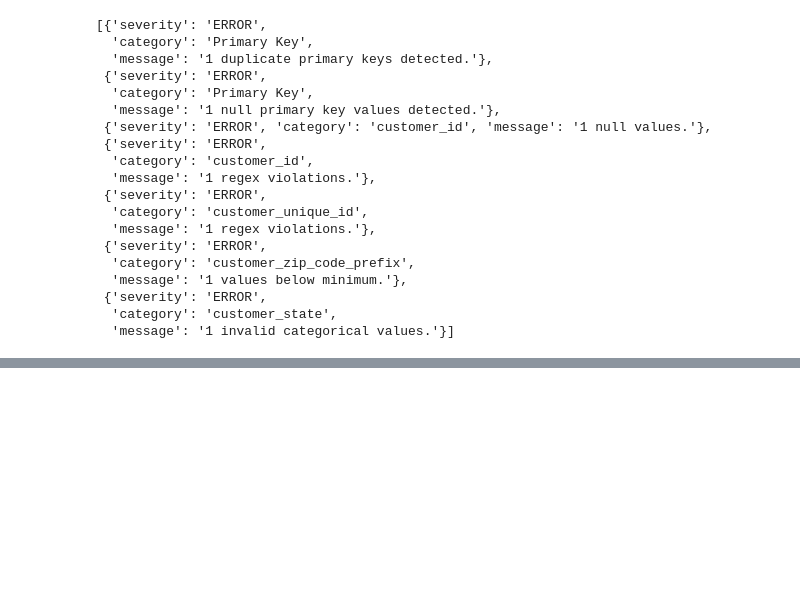
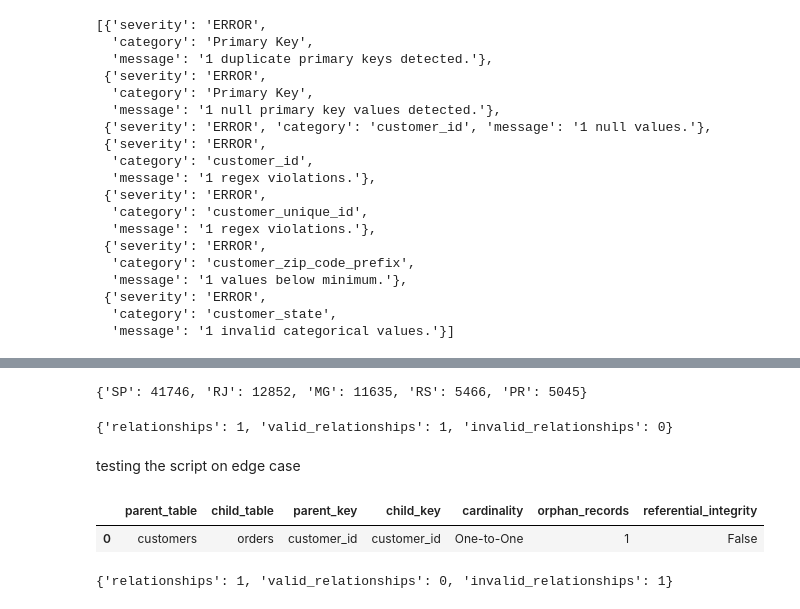
Before and after one commit to sufiyanshaikhh/Customer-Lifetime-Value-CLV-Optimization-Multi-Channel-Attribution-Engine, a Jupyter notebook: notebooks/customers_inspection.ipynb, the cells around one changed output, grey strips where cells are left out. Saved outputs shown, nothing was run; the diff lists cells and outputs as text; code cells hidden in the pictures; blank space fills up the shorter version.

```diff
--- a/notebooks/customers_inspection.ipynb
+++ b/notebooks/customers_inspection.ipynb
@@ -661,0 +668,4 @@ results["findings"]
+# %%
+customers = pd.read_csv("../data/raw/olist/olist_customers_dataset.csv")
+
+orders = pd.read_csv("../data/raw/olist/olist_orders_dataset.csv")
@@ -661,0 +743,35 @@ results["findings"]
+# %%
+results["categorical_associations"]["customers"]["customer_state"]
+# %% [output]
+{'SP': 41746, 'RJ': 12852, 'MG': 11635, 'RS': 5466, 'PR': 5045}
+# %%
+results["summary"]
+# %% [output]
+{'relationships': 1, 'valid_relationships': 1, 'invalid_relationships': 0}
+# %% [markdown]
+testing the script on edge case
+# %%
+orders_invalid = orders.copy()
+
+orders_invalid.loc[0, "customer_id"] = "INVALID_CUSTOMER"
+# %%
+tables = {
+    "customers": customers,
+    "orders": orders_invalid
+}
+
+analyzer = RelationshipAnalyzer(
+    tables=tables,
+    relationships=relationships
+)
+
+results = analyzer.inspect()
+# %%
+results["relationships"]
+# %% [output]
+|  | parent_table | child_table | parent_key | child_key | cardinality | orphan_records | referential_integrity |
+| 0 | customers | orders | customer_id | customer_id | One-to-One | 1 | False |
+# %%
+results["summary"]
+# %% [output]
+{'relationships': 1, 'valid_relationships': 0, 'invalid_relationships': 1}
```
Also changed, not shown: parts of 13 cells of this notebook, 1 other file.
